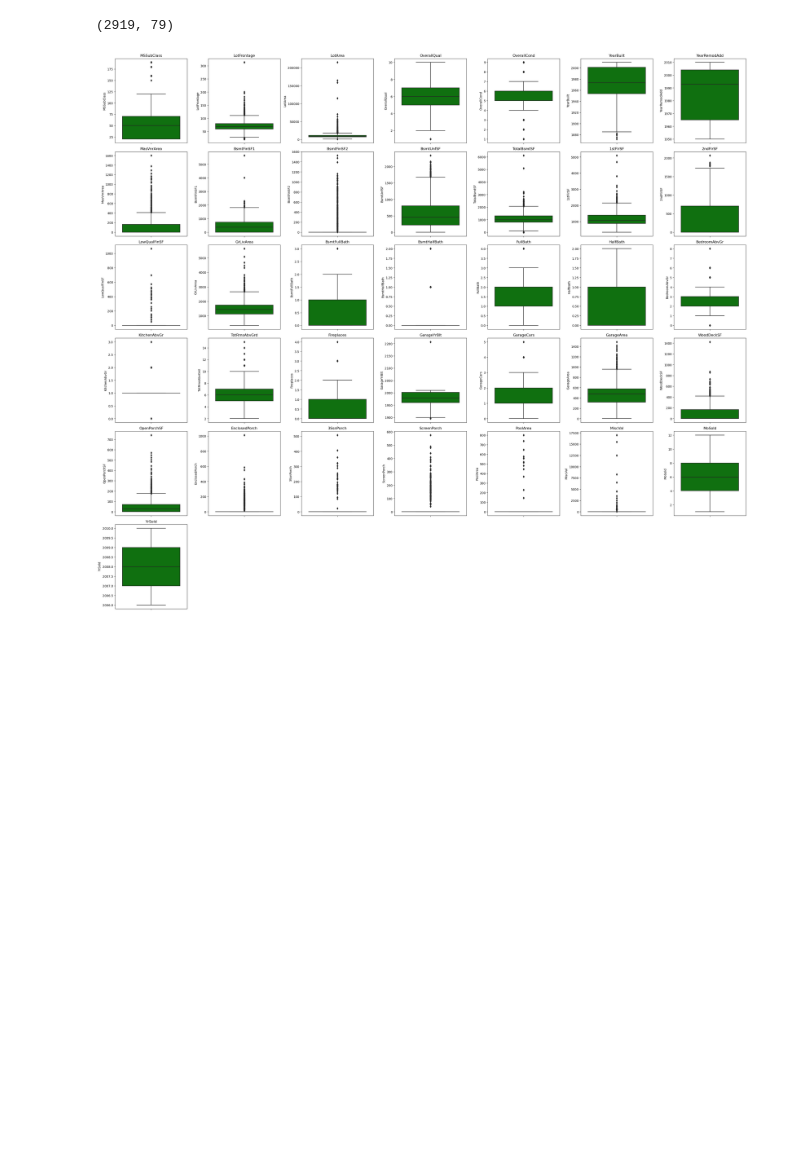
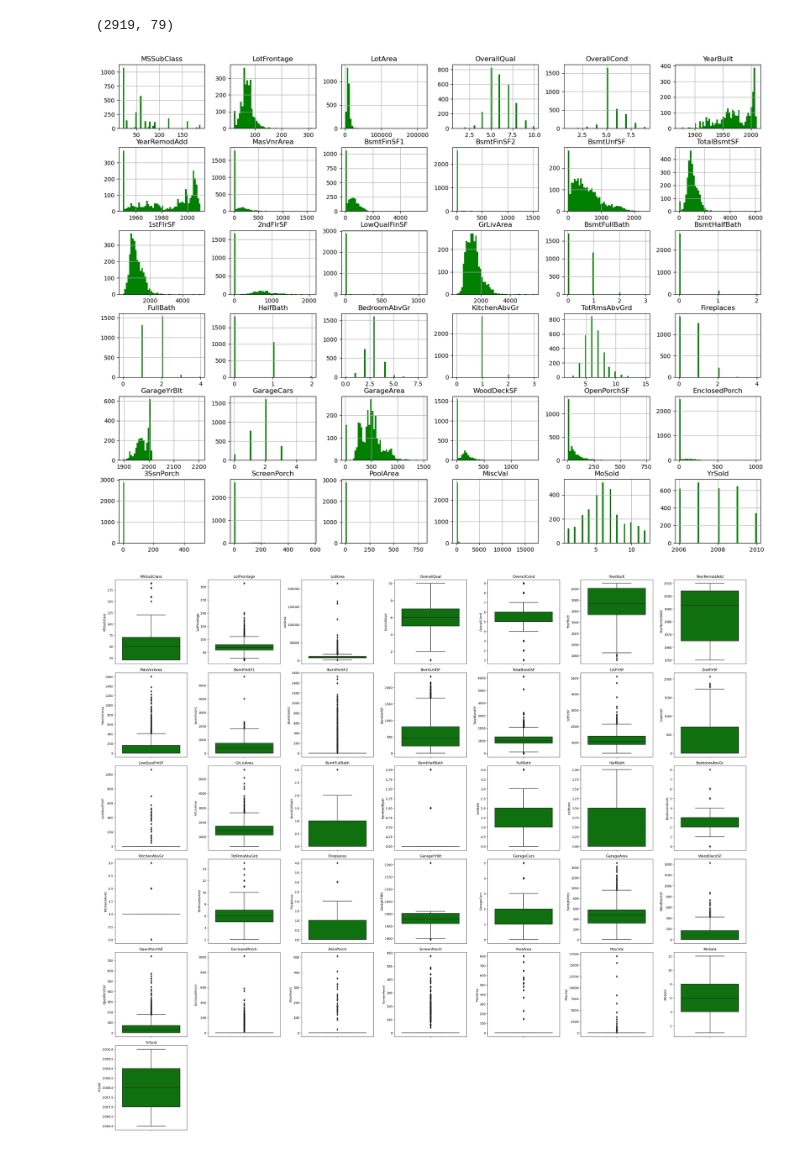
Before and after one commit to FarisKarim/HousingPricesPrediction, a Jupyter notebook: housingprices.ipynb, the cells around one changed output. Cells and saved outputs as stored; diff of their text form; code cells hidden in the pictures; blank space fills up the shorter version.

```diff
--- a/housingprices.ipynb
+++ b/housingprices.ipynb
@@ -66,6 +66,11 @@ features = pd.concat([features_train, features_test]).reset_index(drop=True)
 features.shape
 # %% [output]
 (2919, 79)
+# %%
+features.hist(bins=50, figsize = (20,15),color='green')
+plt.show()
+# %% [output]
+[figure, added]
 # %%
 numeric_variables = features.select_dtypes(include=['number'])
 
```
Also changed, not shown: parts of 23 cells of this notebook.
